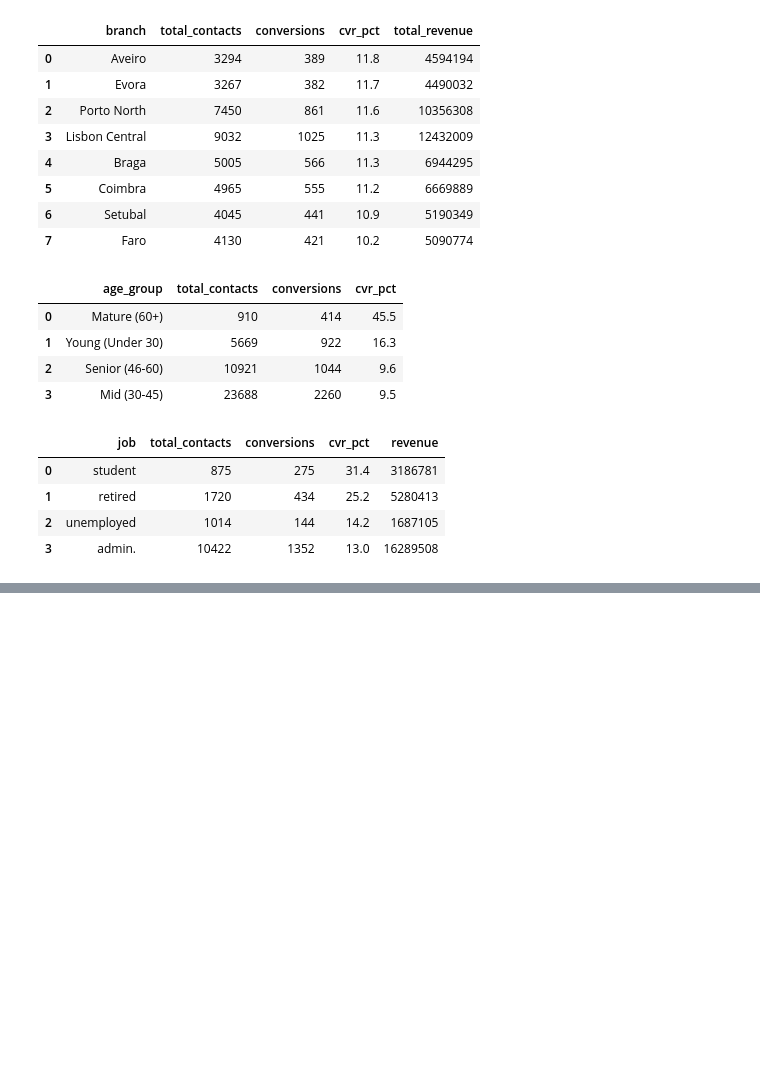
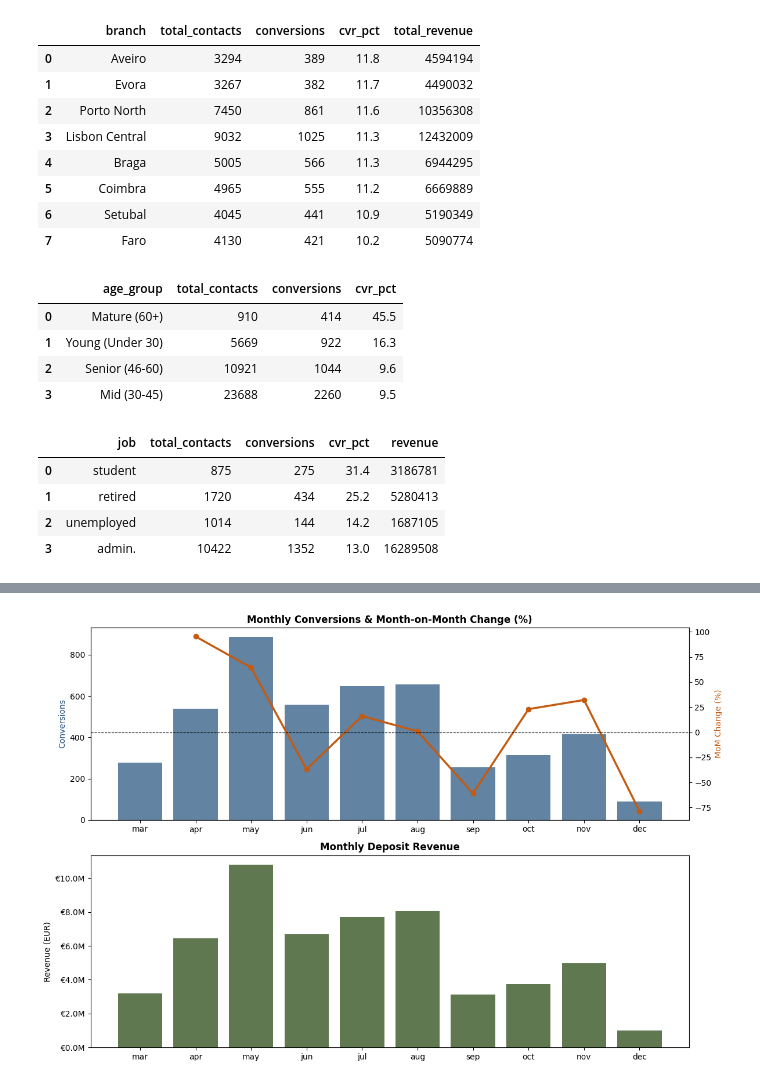
Before and after one commit to Claraoptions/Bank_commercial_dashbord, a Jupyter notebook: sqi_analysis.ipynb, the cells around one changed output, grey strips where cells are left out. Cells and saved outputs as stored; diff of their text form; code cells hidden in the pictures; blank space fills up the shorter version.

```diff
--- a/sqi_analysis.ipynb
+++ b/sqi_analysis.ipynb
@@ -27,3 +27,21 @@ print(f"Subscribed column exists: {'subscribed' in df.columns}")
 Ready ✓
 Rows: 41,188 | Columns: 24
 Subscribed column exists: True
+# %%
+import pandas as pd
+import numpy as np
+import matplotlib.pyplot as plt
+import sqlite3
+
+# Load data
+df = pd.read_csv("bank_commercial_clean.csv")
+df['subscribed'] = (df['y'] == 'yes').astype(int)
+
+# Load into SQL
+conn = sqlite3.connect(":memory:")
+df.to_sql("bank", conn, index=False, if_exists="replace")
+
+def sql(query):
+    return pd.read_sql_query(query, conn)
+
+print("Ready ✓")
@@ -106,0 +234,59 @@ sql("""
+# %%
+# Run the SQL and store the result
+mom_df = sql("""
+    WITH monthly_stats AS (
+        SELECT month,
+            SUM(subscribed)                 AS conversions,
+            SUM(deposit_value)              AS revenue,
+            ROUND(AVG(subscribed) * 100, 1) AS cvr_pct
+        FROM bank
+        GROUP BY month
+    ),
+    with_lag AS (
+        SELECT *,
+            LAG(conversions) OVER (ORDER BY CASE month
+                WHEN 'jan' THEN 1 WHEN 'feb' THEN 2 WHEN 'mar' THEN 3
+                WHEN 'apr' THEN 4 WHEN 'may' THEN 5 WHEN 'jun' THEN 6
+                WHEN 'jul' THEN 7 WHEN 'aug' THEN 8 WHEN 'sep' THEN 9
+                WHEN 'oct' THEN 10 WHEN 'nov' THEN 11 WHEN 'dec' THEN 12
+            END) AS prev_conversions
+        FROM monthly_stats
+    )
+    SELECT *,
+        ROUND((conversions - prev_conversions) * 100.0 / prev_conversions, 1) AS mom_pct_change
+    FROM with_lag
+    ORDER BY CASE month
+        WHEN 'jan' THEN 1 WHEN 'feb' THEN 2 WHEN 'mar' THEN 3
+        WHEN 'apr' THEN 4 WHEN 'may' THEN 5 WHEN 'jun' THEN 6
+        WHEN 'jul' THEN 7 WHEN 'aug' THEN 8 WHEN 'sep' THEN 9
+        WHEN 'oct' THEN 10 WHEN 'nov' THEN 11 WHEN 'dec' THEN 12
+    END
+""")
+
+# Plot
+fig, axes = plt.subplots(2, 1, figsize=(12, 8))
+
+# Chart 1 — Conversions with MoM change
+axes[0].bar(mom_df['month'], mom_df['conversions'], color='#1f4e79', alpha=0.7)
+ax2 = axes[0].twinx()
+ax2.plot(mom_df['month'], mom_df['mom_pct_change'],
+         color='#c55a11', marker='o', linewidth=2.5)
+ax2.axhline(0, color='black', linestyle='--', linewidth=0.8)
+axes[0].set_title('Monthly Conversions & Month-on-Month Change (%)',
+                  fontweight='bold')
+axes[0].set_ylabel('Conversions', color='#1f4e79')
+ax2.set_ylabel('MoM Change (%)', color='#c55a11')
+
+# Chart 2 — Revenue by month
+axes[1].bar(mom_df['month'], mom_df['revenue'],
+            color='#375623', alpha=0.8)
+axes[1].set_title('Monthly Deposit Revenue', fontweight='bold')
+axes[1].set_ylabel('Revenue (EUR)')
+axes[1].yaxis.set_major_formatter(
+    plt.FuncFormatter(lambda x, _: f'€{x/1e6:.1f}M'))
+
+plt.tight_layout()
+plt.savefig('fig5_mom_trend.png', bbox_inches='tight')
+plt.show()
+# %% [output]
+[figure, added]
```
Also changed, not shown: parts of 9 cells of this notebook, 1 other file.
